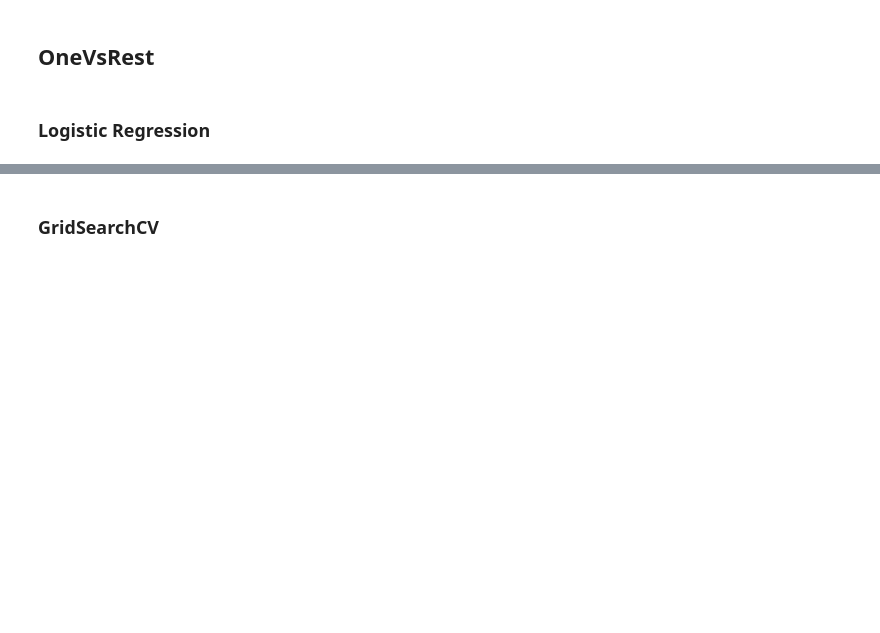
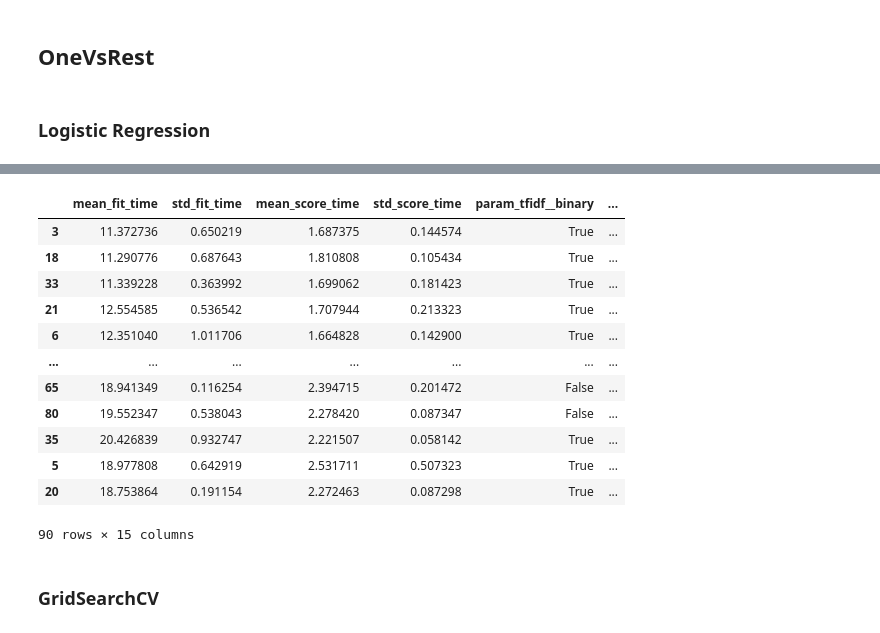
Before and after one commit to mayankchadha16/Why-so-Harsh, a Jupyter notebook: Clones.ipynb, the cells around one changed output, grey strips where cells are left out. Saved outputs shown, nothing was run; the diff lists cells and outputs as text; code cells hidden in the pictures; blank space fills up the shorter version.

```diff
--- a/Clones.ipynb
+++ b/Clones.ipynb
@@ -341,4 +304 @@ Y = df_train.drop(columns=["id", "text"]).to_numpy()
-# %%
-X_train = TF_IDF_train
-X_test = TF_IDF_test
 # %%
@@ -410,0 +349,36 @@ ValueError: ignored
+# %%
+from pprint import pprint
+from time import time
+import logging
+
+from sklearn.model_selection import GridSearchCV
+
+parameters = {
+    "tfidf__binary": (True, False),
+    "tfidf__max_df": (0.5, 0.75, 1.0),
+    'tfidf__max_features': (None, 25000, 30000, 35000, 40000),
+    "tfidf__ngram_range": ((1, 1), (1, 2), (2, 2)),  # unigrams or bigrams
+    # 'tfidf__use_idf': (True, False),
+    # 'tfidf__norm': ('l1', 'l2'),
+    # "clf__max_iter": (20,),
+    # "clf__alpha": (0.00001, 0.000001),
+    # "clf__penalty": ("l2", "elasticnet"),
+    # 'clf__max_iter': (10, 50, 80),
+}
+
+grid_search = GridSearchCV(pipeline, parameters, n_jobs=-1, verbose=1, cv=3, scoring='roc_auc')
+
+print("Performing grid search...")
+print("pipeline:", [name for name, _ in pipeline.steps])
+print("parameters:")
+pprint(parameters)
+t0 = time()
+grid_search.fit(X_train, Y_train)
+print("done in %0.3fs" % (time() - t0))
+print()
+
+print("Best score: %0.3f" % grid_search.best_score_)
+print("Best parameters set:")
+best_parameters = grid_search.best_estimator_.get_params()
+for param_name in sorted(parameters.keys()):
+    print("\t%s: %r" % (param_name, best_parameters[param_name]))
@@ -411,3 +422,19 @@ ValueError: ignored
+# %%
+pd.DataFrame(grid_search.cv_results_).sort_values('rank_test_score')
+# %% [output]
+|  | mean_fit_time | std_fit_time | mean_score_time | std_score_time | param_tfidf__binary | ... |
+| 3 | 11.372736 | 0.650219 | 1.687375 | 0.144574 | True | ... |
+| 18 | 11.290776 | 0.687643 | 1.810808 | 0.105434 | True | ... |
+| 33 | 11.339228 | 0.363992 | 1.699062 | 0.181423 | True | ... |
+| 21 | 12.554585 | 0.536542 | 1.707944 | 0.213323 | True | ... |
+| 6 | 12.351040 | 1.011706 | 1.664828 | 0.142900 | True | ... |
+| ... | ... | ... | ... | ... | ... | ... |
+| 65 | 18.941349 | 0.116254 | 2.394715 | 0.201472 | False | ... |
+| 80 | 19.552347 | 0.538043 | 2.278420 | 0.087347 | False | ... |
+| 35 | 20.426839 | 0.932747 | 2.221507 | 0.058142 | True | ... |
+| 5 | 18.977808 | 0.642919 | 2.531711 | 0.507323 | True | ... |
+| 20 | 18.753864 | 0.191154 | 2.272463 | 0.087298 | True | ... |
+90 rows × 15 columns
 # %% [markdown]
 ### GridSearchCV
 # %%
```
Also changed, not shown: parts of 33 cells of this notebook.
